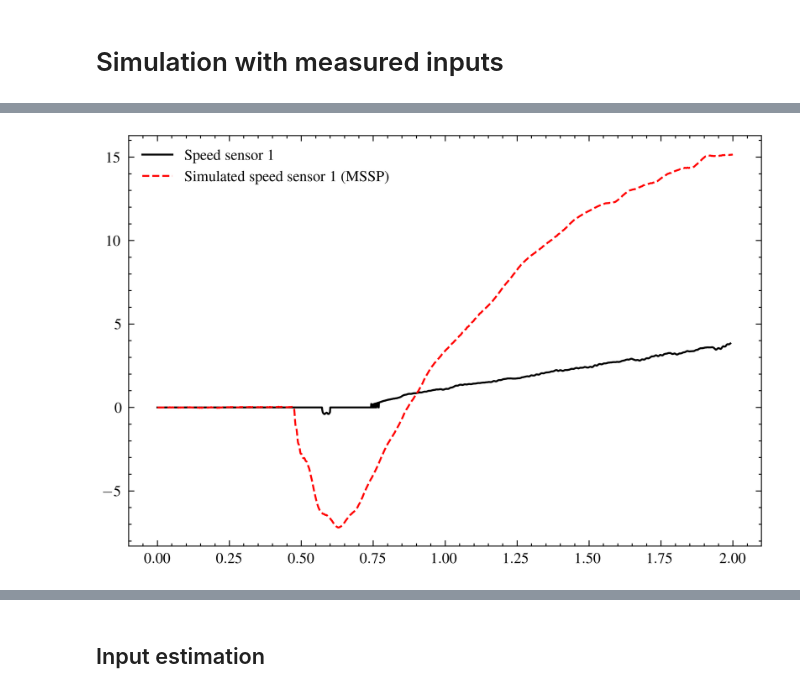
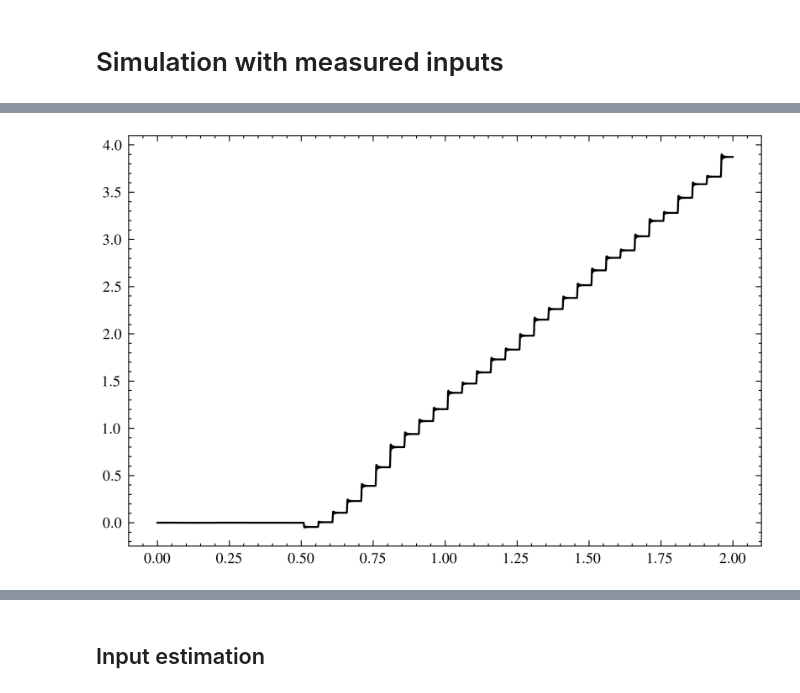
Before and after one commit to urho-h/torque_estimation_masters, a Jupyter notebook: notebooks/cvx/input_estimation_laboratory_measurements_MSSP_model.ipynb, the cells around one changed output, grey strips where cells are left out. Cells and saved outputs as stored; diff of their text form; code cells hidden in the pictures.

```diff
--- a/notebooks/cvx/input_estimation_laboratory_measurements_MSSP_model.ipynb
+++ b/notebooks/cvx/input_estimation_laboratory_measurements_MSSP_model.ipynb
@@ -384,7 +388,11 @@ sensor_data = np.genfromtxt('../../data/step/step_response.csv', delimiter=',')
 # %%
 t_motor = motor_data[:,0]
-tau_motor = motor_data[:,1]
-tau_propeller = motor_data[:,2]
+dt = np.mean(np.diff(t_motor))
+
+omega_motor = motor_data[:,1]
+omega_propeller = motor_data[:,2]
+tau_motor = motor_data[:,3]
+tau_propeller = motor_data[:,4]
 # %%
 plt.plot(t_motor, tau_motor, label='motor')
 plt.plot(t_motor, tau_propeller, label='propeller')
@@ -436,8 +445,5 @@ plt.show()
-# %%
-plt.plot(t_sensor, omega1, label='Speed sensor 1')
-#plt.plot(t_out, y_out[:,0], label='Simulated speed sensor 1 (matlab)')
-plt.plot(tout, yout[:,0], label='Simulated speed sensor 1 (MSSP)')
-plt.legend()
-plt.show()
-# %% [output]
-[figure, removed]
+# %%
+plt.plot(t_motor, omega_motor)
+plt.show()
+# %% [output]
+[figure, added]
```
Also changed, not shown: parts of 45 cells of this notebook, 6 other files.
